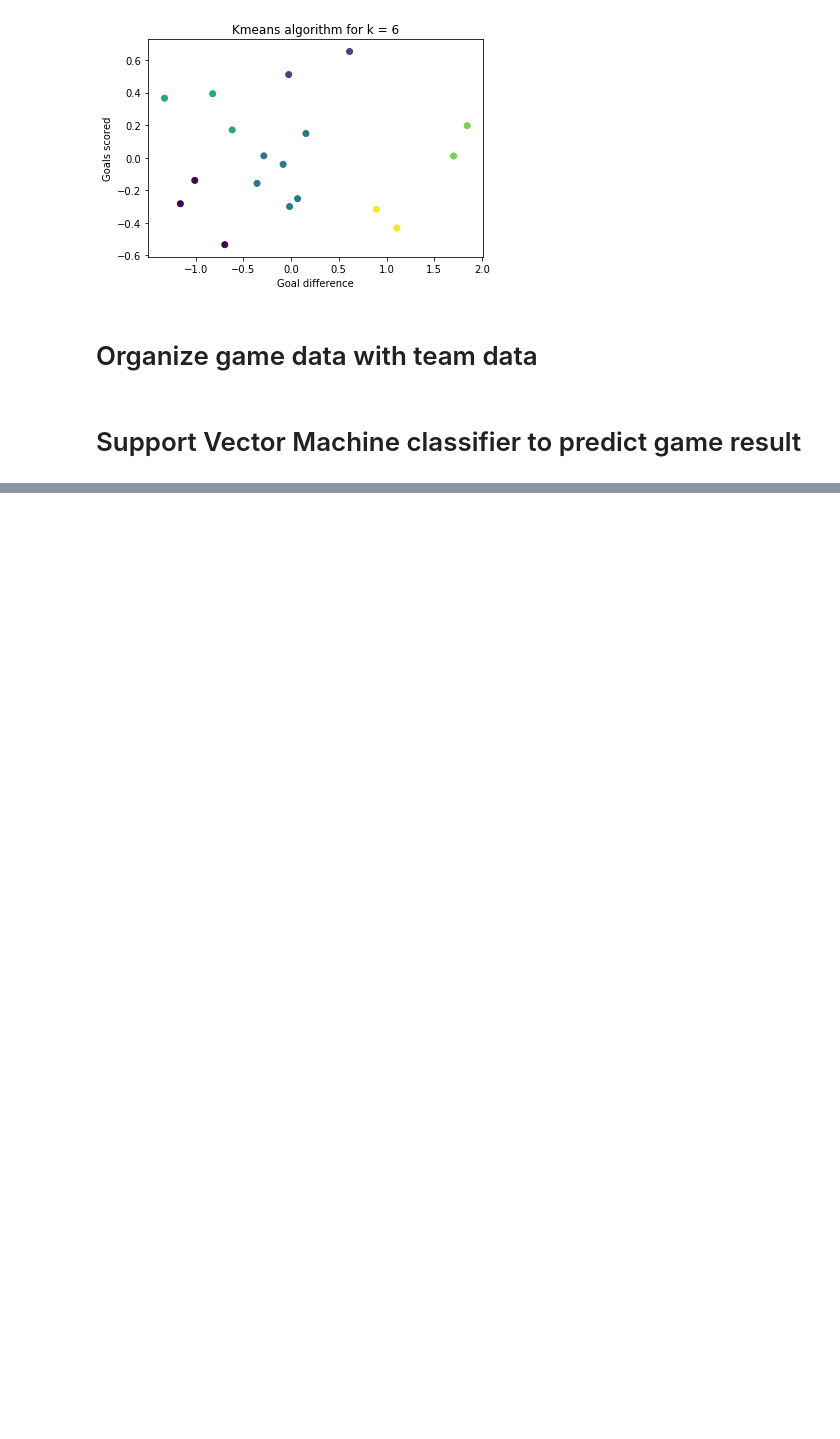
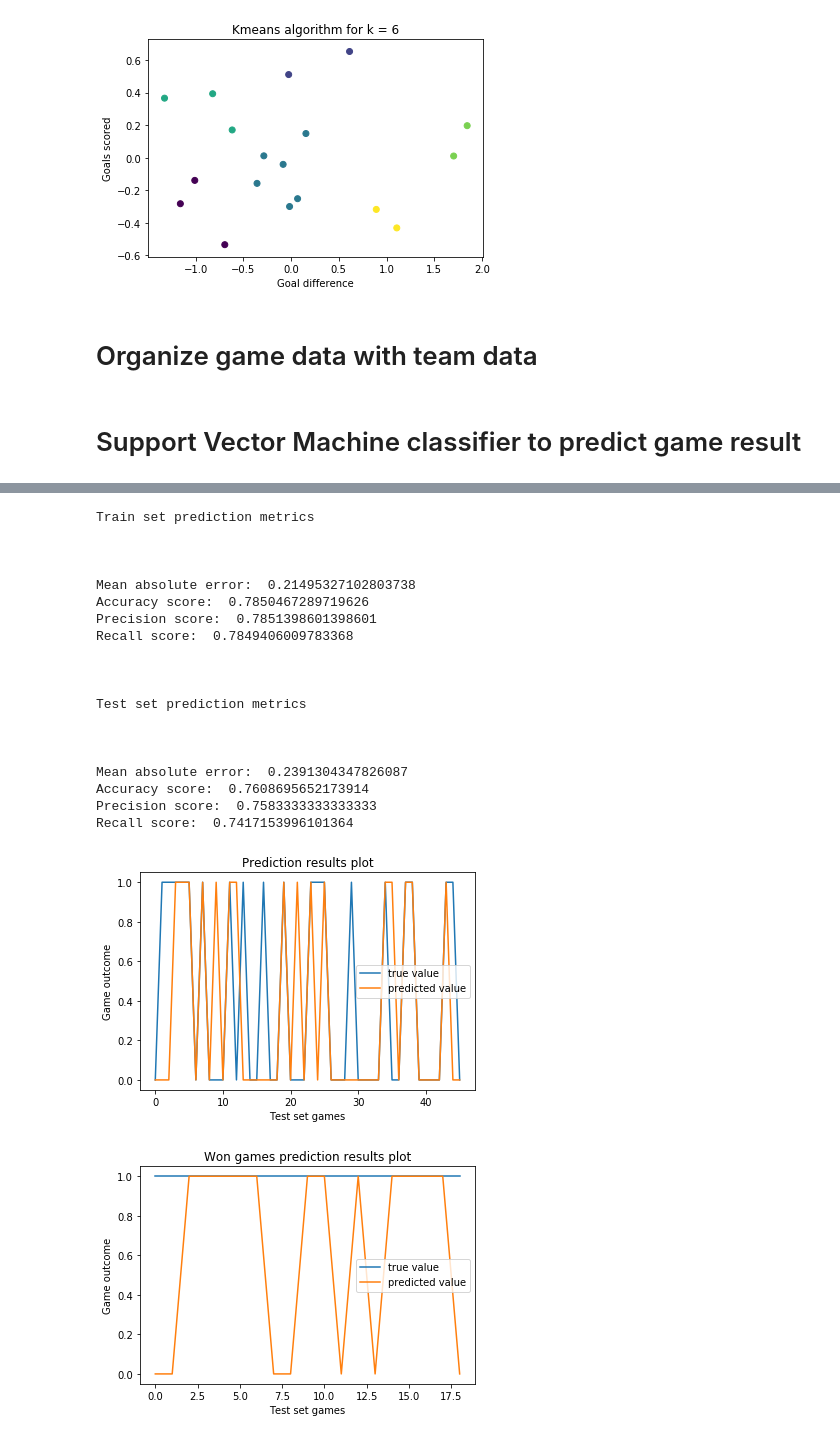
Before and after one commit to DCalhas/football_prediction_model, a Jupyter notebook: processing.ipynb, the cells around one changed output, grey strips where cells are left out. Saved outputs shown, nothing was run; the diff lists cells and outputs as text; code cells hidden in the pictures; blank space fills up the shorter version.

```diff
--- a/processing.ipynb
+++ b/processing.ipynb
@@ -397,0 +536,79 @@ Recall score:  0.5158730158730159
+# %%
+# mutate y labels to be 1 if home team wins and 0 otherwise
+for i in range(len(y)):
+    if(y[i] != 1):
+        y[i] = 0
+
+
+X_train, X_test, y_train, y_test = train_test_split(X, y, test_size=0.3, random_state=42)
+#Test linear kernel
+
+clf = SVC(gamma='auto')
+clf.fit(X_train, y_train)
+
+
+
+
+y_train_pred = clf.predict(X_train)
+
+print("Train set prediction metrics\n\n\n")
+print("Mean absolute error: ", mean_absolute_error(y_train, y_train_pred))
+print("Accuracy score: ", accuracy_score(y_train, y_train_pred))
+print("Precision score: ", precision_score(y_train, y_train_pred, average='macro'))
+print("Recall score: ", recall_score(y_train, y_train_pred, average='macro'))
+
+y_test_pred = clf.predict(X_test)
+
+print("\n\n\nTest set prediction metrics\n\n\n")
+print("Mean absolute error: ", mean_absolute_error(y_test, y_test_pred))
+print("Accuracy score: ", accuracy_score(y_test, y_test_pred))
+print("Precision score: ", precision_score(y_test, y_test_pred, average='macro'))
+print("Recall score: ", recall_score(y_test, y_test_pred, average='macro'))
+
+plt.figure()
+plt.plot(y_test, label='true value')
+plt.plot(y_test_pred, label='predicted value')
+plt.legend()
+plt.xlabel('Test set games')
+plt.ylabel('Game outcome')
+plt.title('Prediction results plot')
+plt.show()
+
+
+test_winner_games = []
+test_winner_pred_games = []
+for i in range(len(y_test)):
+    if(y_test[i] == 1):
+        test_winner_games += [y_test[i]]
+        test_winner_pred_games += [y_test_pred[i]]
+
+plt.figure()
+plt.plot(test_winner_games, label='true value')
+plt.plot(test_winner_pred_games, label='predicted value')
+plt.legend()
+plt.xlabel('Test set games')
+plt.ylabel('Game outcome')
+plt.title('Won games prediction results plot')
+plt.show()
+# %% [output]
+Train set prediction metrics
+
+
+
+Mean absolute error:  0.21495327102803738
+Accuracy score:  0.7850467289719626
+Precision score:  0.7851398601398601
+Recall score:  0.7849406009783368
+
+
+
+Test set prediction metrics
+
+
+
+Mean absolute error:  0.2391304347826087
+Accuracy score:  0.7608695652173914
+Precision score:  0.7583333333333333
+Recall score:  0.7417153996101364
+[figure, added]
+[figure, added]
```
Also changed, not shown: parts of 12 cells of this notebook.
